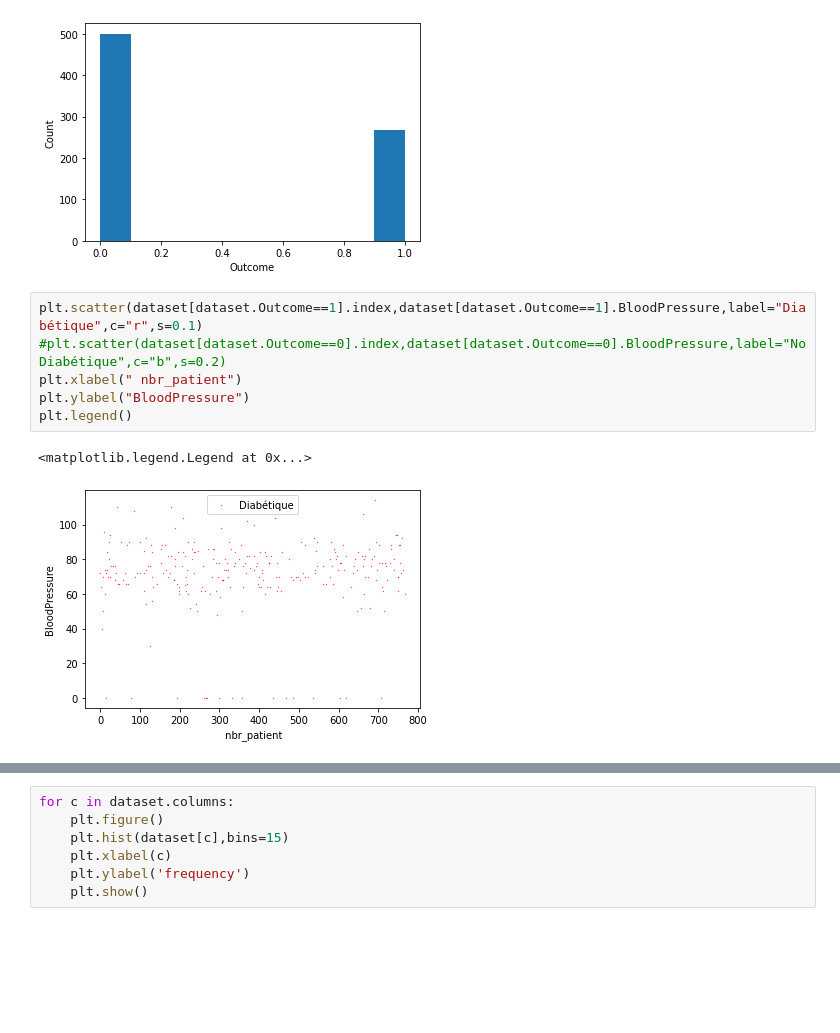
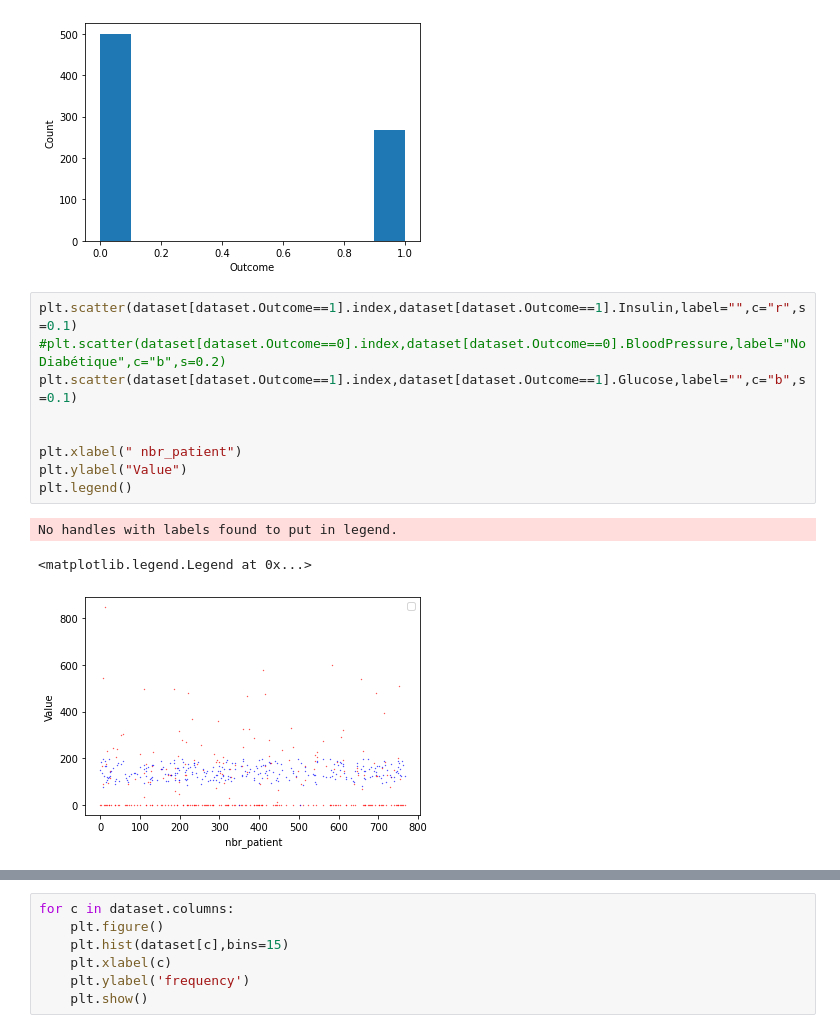
Before and after one commit to Lounes-Kheris98/diabete.predict, a Jupyter notebook: Diabetes_predict.ipynb, the cells around one changed output, grey strips where cells are left out. Cells and saved outputs as stored; diff of their text form; blank space fills up the shorter version.

```diff
--- a/Diabetes_predict.ipynb
+++ b/Diabetes_predict.ipynb
@@ -68,11 +68,15 @@ plt.ylabel('Count')
 Text(0, 0.5, 'Count')
 [figure]
 # %%
-plt.scatter(dataset[dataset.Outcome==1].index,dataset[dataset.Outcome==1].BloodPressure,label="Diabétique",c="r",s=0.1)
+plt.scatter(dataset[dataset.Outcome==1].index,dataset[dataset.Outcome==1].Insulin,label="",c="r",s=0.1)
 #plt.scatter(dataset[dataset.Outcome==0].index,dataset[dataset.Outcome==0].BloodPressure,label="No Diabétique",c="b",s=0.2)
+plt.scatter(dataset[dataset.Outcome==1].index,dataset[dataset.Outcome==1].Glucose,label="",c="b",s=0.1)
+
+
 plt.xlabel(" nbr_patient")
-plt.ylabel("BloodPressure")
+plt.ylabel("Value")
 plt.legend()
 # %% [output]
-<matplotlib.legend.Legend at 0x...>
+No handles with labels found to put in legend.
+<matplotlib.legend.Legend at 0x...>
-[figure, old version]
+[figure, new version]
```
Also changed, not shown: parts of 21 cells of this notebook.
